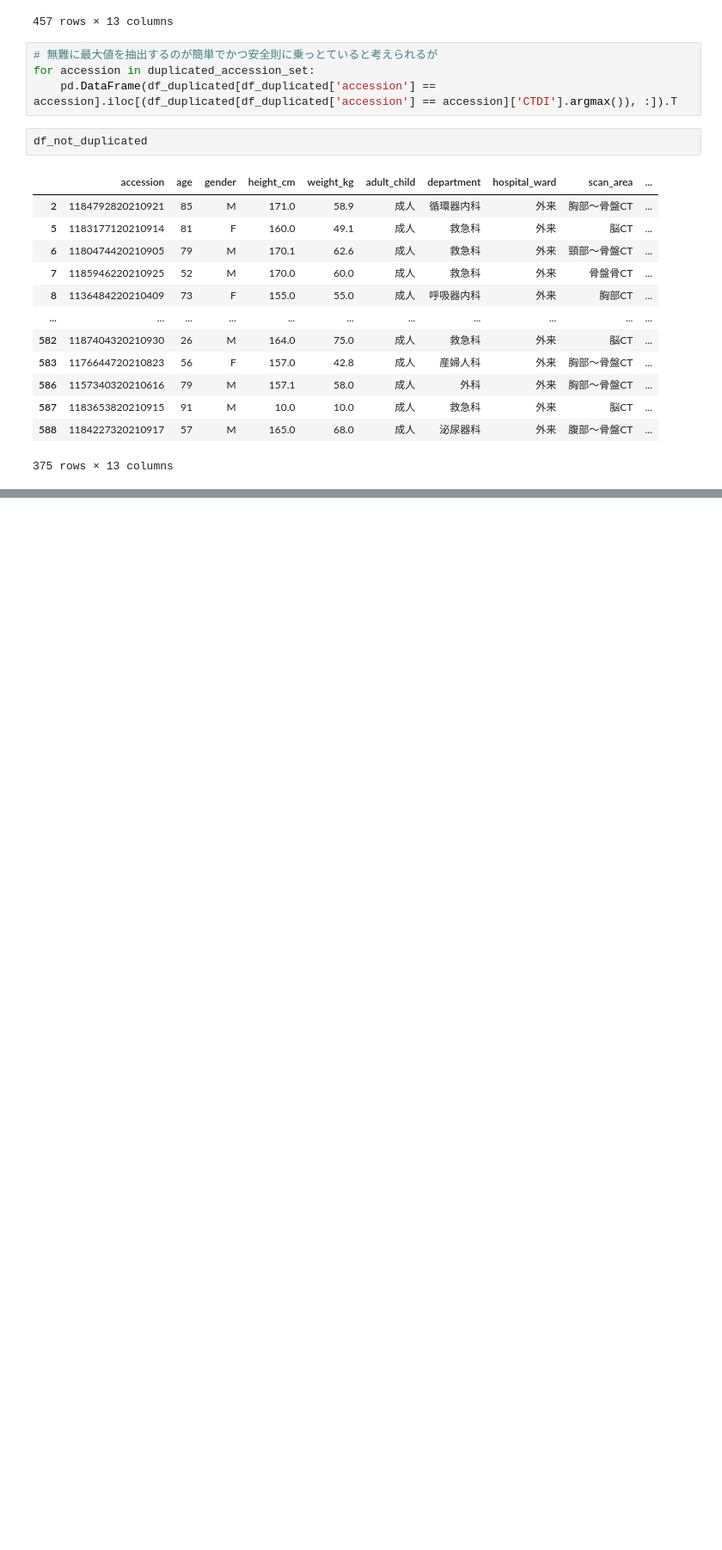
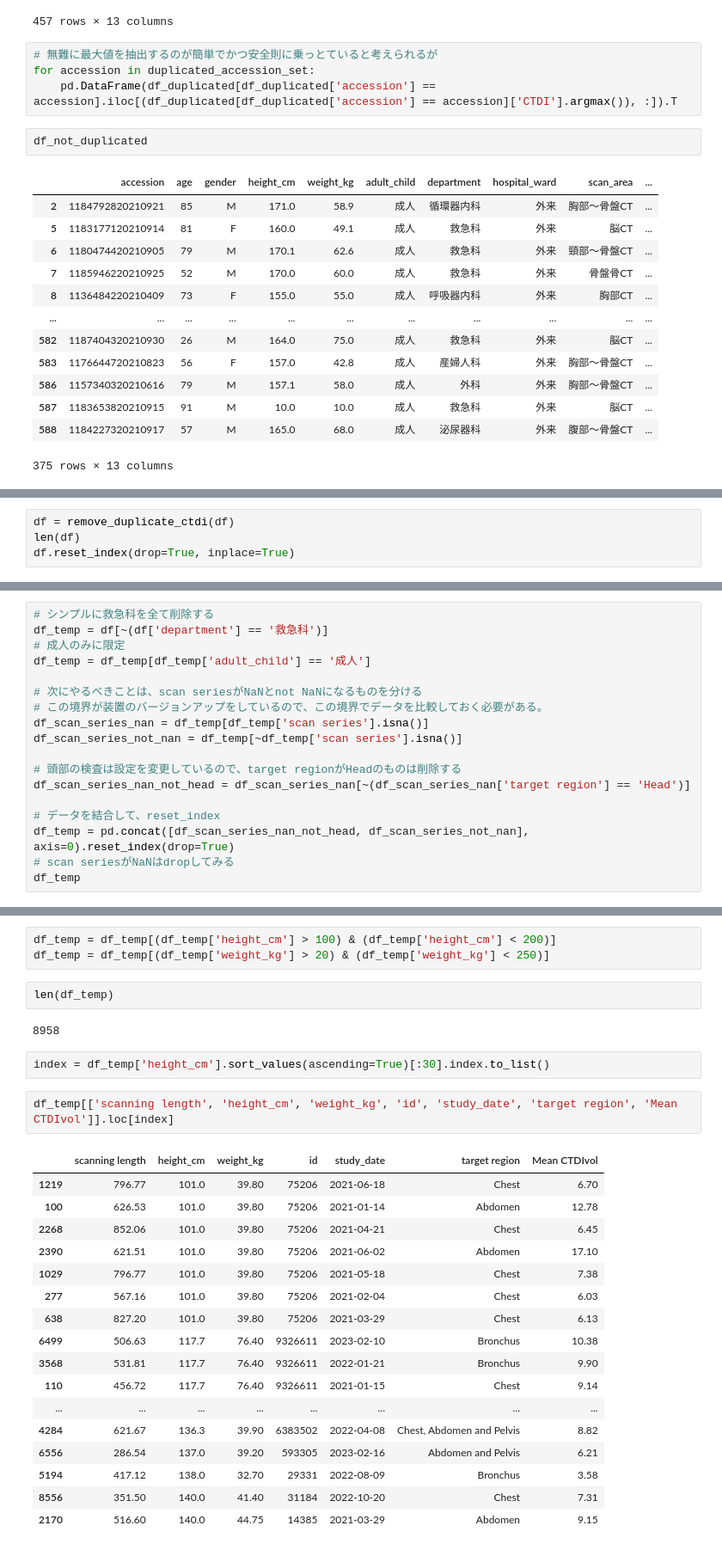
Before and after one commit to y-hiroki-radiotech/CT-dose-prediction, a Jupyter notebook: scan_preprocess_data.ipynb, the cells around one changed output, grey strips where cells are left out. Shown: that part at 86% size. Saved outputs shown, nothing was run; the diff lists cells and outputs as text; blank space fills up the shorter version.

```diff
--- a/scan_preprocess_data.ipynb
+++ b/scan_preprocess_data.ipynb
@@ -144,0 +200,4 @@ len(df)
+# %%
+df = remove_duplicate_ctdi(df)
+len(df)
+df.reset_index(drop=True, inplace=True)
@@ -144,0 +221,18 @@ len(df)
+# %%
+# シンプルに救急科を全て削除する
+df_temp = df[~(df['department'] == '救急科')]
+# 成人のみに限定
+df_temp = df_temp[df_temp['adult_child'] == '成人']
+
+# 次にやるべきことは、scan seriesがNaNとnot NaNになるものを分ける
+# この境界が装置のバージョンアップをしているので、この境界でデータを比較しておく必要がある。
+df_scan_series_nan = df_temp[df_temp['scan series'].isna()]
+df_scan_series_not_nan = df_temp[~df_temp['scan series'].isna()]
+
+# 頭部の検査は設定を変更しているので、target regionがHeadのものは削除する
+df_scan_series_nan_not_head = df_scan_series_nan[~(df_scan_series_nan['target region'] == 'Head')]
+
+# データを結合して、reset_index
+df_temp = pd.concat([df_scan_series_nan_not_head, df_scan_series_not_nan], axis=0).reset_index(drop=True)
+# scan seriesがNaNはdropしてみる
+df_temp
@@ -144,0 +253,29 @@ len(df)
+# %%
+df_temp = df_temp[(df_temp['height_cm'] > 100) & (df_temp['height_cm'] < 200)]
+df_temp = df_temp[(df_temp['weight_kg'] > 20) & (df_temp['weight_kg'] < 250)]
+# %%
+len(df_temp)
+# %% [output]
+8958
+# %%
+index = df_temp['height_cm'].sort_values(ascending=True)[:30].index.to_list()
+# %%
+df_temp[['scanning length', 'height_cm', 'weight_kg', 'id', 'study_date', 'target region', 'Mean CTDIvol']].loc[index]
+# %% [output]
+|  | scanning length | height_cm | weight_kg | id | study_date | target region | Mean CTDIvol |
+| 1219 | 796.77 | 101.0 | 39.80 | 75206 | 2021-06-18 | Chest | 6.70 |
+| 100 | 626.53 | 101.0 | 39.80 | 75206 | 2021-01-14 | Abdomen | 12.78 |
+| 2268 | 852.06 | 101.0 | 39.80 | 75206 | 2021-04-21 | Chest | 6.45 |
+| 2390 | 621.51 | 101.0 | 39.80 | 75206 | 2021-06-02 | Abdomen | 17.10 |
+| 1029 | 796.77 | 101.0 | 39.80 | 75206 | 2021-05-18 | Chest | 7.38 |
+| 277 | 567.16 | 101.0 | 39.80 | 75206 | 2021-02-04 | Chest | 6.03 |
+| 638 | 827.20 | 101.0 | 39.80 | 75206 | 2021-03-29 | Chest | 6.13 |
+| 6499 | 506.63 | 117.7 | 76.40 | 9326611 | 2023-02-10 | Bronchus | 10.38 |
+| 3568 | 531.81 | 117.7 | 76.40 | 9326611 | 2022-01-21 | Bronchus | 9.90 |
+| 110 | 456.72 | 117.7 | 76.40 | 9326611 | 2021-01-15 | Chest | 9.14 |
+| ... | ... | ... | ... | ... | ... | ... | ... |
+| 4284 | 621.67 | 136.3 | 39.90 | 6383502 | 2022-04-08 | Chest, Abdomen and Pelvis | 8.82 |
+| 6556 | 286.54 | 137.0 | 39.20 | 593305 | 2023-02-16 | Abdomen and Pelvis | 6.21 |
+| 5194 | 417.12 | 138.0 | 32.70 | 29331 | 2022-08-09 | Bronchus | 3.58 |
+| 8556 | 351.50 | 140.0 | 41.40 | 31184 | 2022-10-20 | Chest | 7.31 |
+| 2170 | 516.60 | 140.0 | 44.75 | 14385 | 2021-03-29 | Abdomen | 9.15 |
```
Also changed, not shown: parts of 29 cells of this notebook, 5 other files.
